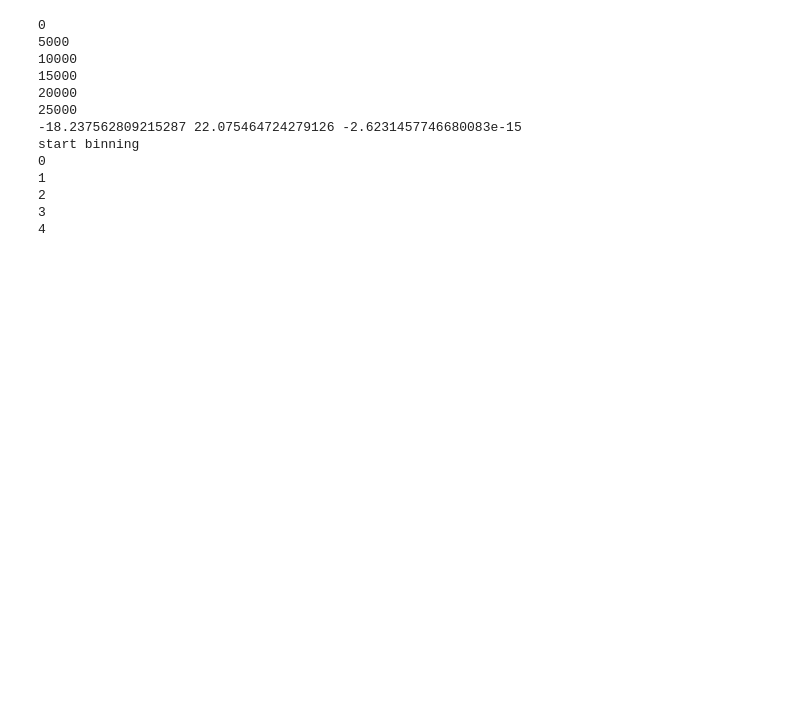
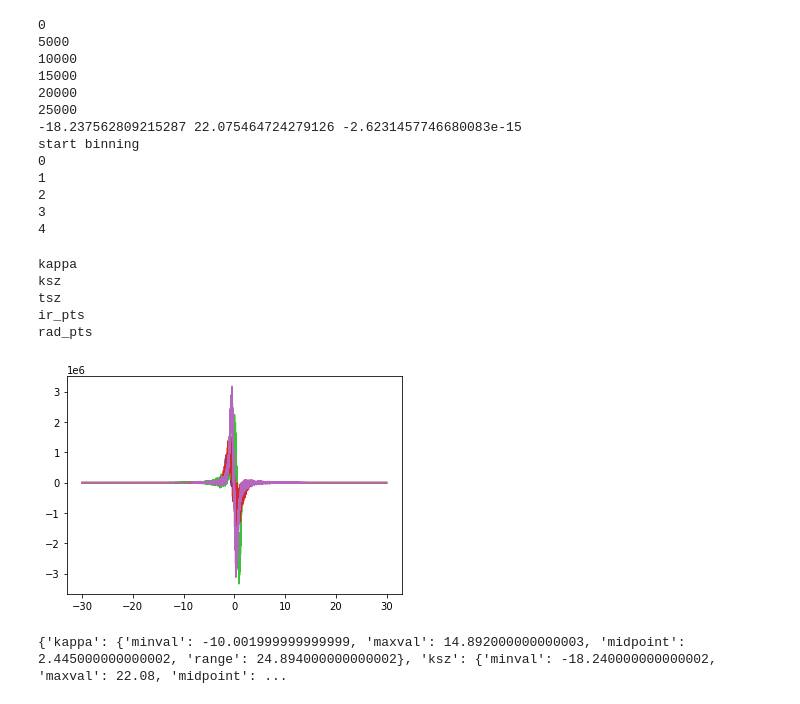
Before and after one commit to dwhan89/cosmikyu, a Jupyter notebook: notebooks/082520_sehgal_et_al_normalize.ipynb, the cells around one changed output. Cells and saved outputs as stored; diff of their text form; code cells hidden in the pictures; blank space fills up the shorter version.

```diff
--- a/notebooks/082520_sehgal_et_al_normalize.ipynb
+++ b/notebooks/082520_sehgal_et_al_normalize.ipynb
@@ -214,4 +213,8 @@ np.savez(data_path("082520_original_histogram_model.npz"), **hist_org_model_out)
 # %%
+norm_info_file = "/home/dwhan89/workspace/cosmikyu/data/sehgal/082520_normalization_info_model.npz"
+SDN = transforms.SehgalDataNormalizerScaledLogZ(norm_info_file)
+SDS_model = datasets.SehgalDataSet(sehgal_dir, data_type="modelv3", transforms=[SDN], dummy_label=False)
+
 nsample = len(SDS_model)
 data = np.zeros((5, 128, 128*nsample))
 
@@ -230,7 +233,7 @@ for key in range(5):
     print(key)
     out[SDN.channel_idxes[key]] = ret[key].copy()
 ret = out
-np.savez(data_path("normalized_histogram_modelv2.npz"), **out)
+np.savez(data_path("normalized_histogram_modelv5.npz"), **out)
 # %% [output]
 0
 5000
@@ -245,3 +248,55 @@ start binning
 2
 3
 4
+# %%
+model =  cutils.load_data("/home/dwhan89/workspace/cosmikyu/data/sehgal/normalized_histogram_modelv5.npz")
+clipping_info = cutils.load_data("/home/dwhan89/workspace/cosmikyu/data/sehgal/clipping_modelv5.npz")
+
+for key in model:
+    bin_centers = model[key]["bin_centers"]
+    hist = model[key]["hist"]
+    #plt.plot(bin_centers, hist)
+
+    delta_bin = bin_centers[1]- bin_centers[0]
+    plt.plot(bin_centers[:-1], (hist[1:]-hist[:-1])/delta_bin)
+
+    print(key)
+# %% [output]
+kappa
+ksz
+tsz
+ir_pts
+rad_pts
+[figure, added]
+# %%
+model =  cutils.load_data("/home/dwhan89/workspace/cosmikyu/data/sehgal/normalized_histogram_modelv5.npz")
+
+ret = {}
+nchannels = 5
+bias = np.zeros(nchannels)
+mult = np.zeros(nchannels)
+for key in model:
+    ret[key] = {}
+
+    hist = model[key]["hist"]
+    bin_edges = model[key]["bin_edges"]
+    minidx = next((i for i, x in enumerate(hist) if x), None)
+    maxidx = [i for i, e in enumerate(hist) if e != 0][-1]
+    minval, maxval = bin_edges[minidx], bin_edges[maxidx+1]
+    if key == "tsz":
+        minval = -13.5
+    elif key == "rad_pts":
+        minval = -9.
+    else: pass
+
+    midpoint = (maxval+minval)/2.
+    valrange = (maxval-minval)
+    ret[key]["minval"] = float(minval)
+    ret[key]["maxval"] = float(maxval)
+    ret[key]["midpoint"] = float(midpoint)
+    ret[key]["range"] = float(valrange)
+print(ret)
+
+np.savez("/home/dwhan89/workspace/cosmikyu/data/sehgal/clamp_info_modelv6.npz", **ret)
+# %% [output]
+{'kappa': {'minval': -10.001999999999999, 'maxval': 14.892000000000003, 'midpoint': 2.445000000000002, 'range': 24.894000000000002}, 'ksz': {'minval': -18.240000000000002, 'maxval': 22.08, 'midpoint': ...
```
Also changed, not shown: parts of 3 cells of this notebook, 8 other files.
